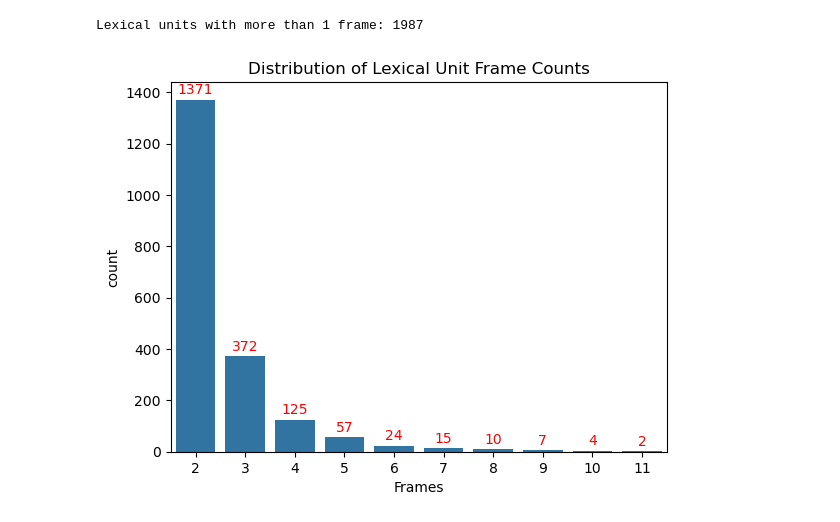
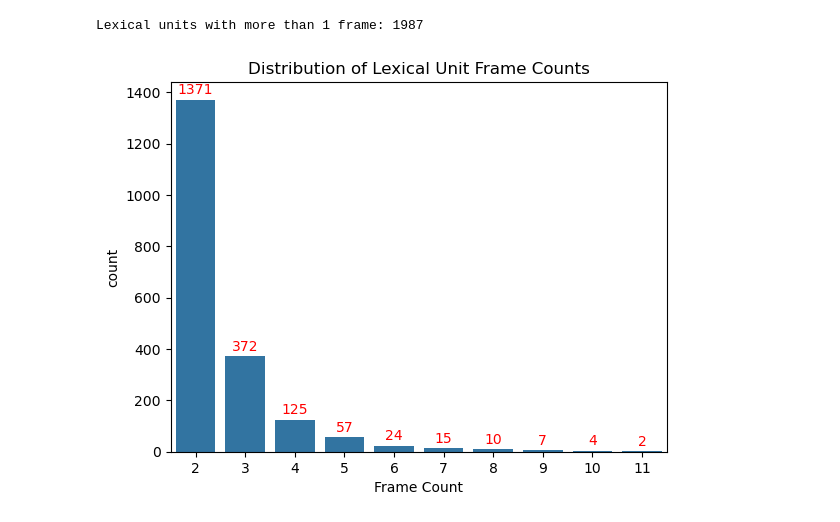
Before and after one commit to ryandschaefer/cs5322-project, a Jupyter notebook: src/statistics.ipynb, the cells around one changed output. Saved outputs shown, nothing was run; the diff lists cells and outputs as text; code cells hidden in the pictures.

```diff
--- a/src/statistics.ipynb
+++ b/src/statistics.ipynb
@@ -23,10 +25,10 @@ print("Total unique lexical units: {}".format(len(lu_names)))
 # %% [output]
 Total unique lexical units: 10462
 # %%
-lu_frames = { key: [] for key in lu_names }
+lu_frames = { key: set() for key in lu_names }
 
 for lu in lexical_units:
-    lu_frames[lu.name].append(lu.frame.name)
+    lu_frames[lu.name].add(lu.frame.name)
 
 multi_frame_units = []
 for name, frames in lu_frames.items():
@@ -37,25 +39,25 @@ print("Lexical units with more than 1 frame: {}".format(len(multi_frame_units)))
 # %% [output]
 Lexical units with more than 1 frame: 1987
 # %%
-df = pd.DataFrame({
+df_lu = pd.DataFrame({
     "Lexical Unit": multi_frame_units,
-    "Frames": list(map(lambda x: len(lu_frames[x]), multi_frame_units))
+    "Frame Count": list(map(lambda x: len(lu_frames[x]), multi_frame_units))
 })
 
-sns.countplot(df, x = "Frames")
+sns.countplot(df_lu, x = "Frame Count")
 plt.title("Distribution of Lexical Unit Frame Counts")
 
-counts = df["Frames"].value_counts()
+counts = df_lu["Frame Count"].value_counts()
 for i, cnt in enumerate(counts):
     plt.annotate(
         str(cnt),
         (i, cnt),
         textcoords = "offset points",
         xytext = (0, 4),
         ha = "center",
         color = "red"
     )
 
 plt.show()
 # %% [output]
-[figure, old version]
+[figure, new version]
```
Also changed, not shown: parts of 13 cells of this notebook, 1 other file.
